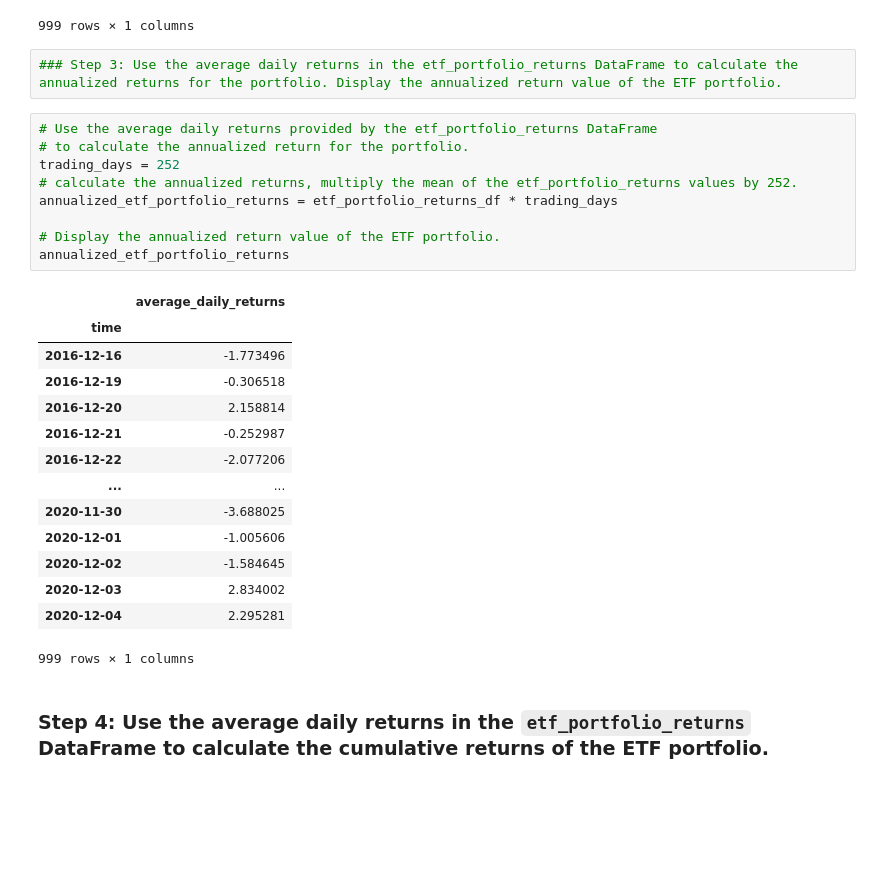
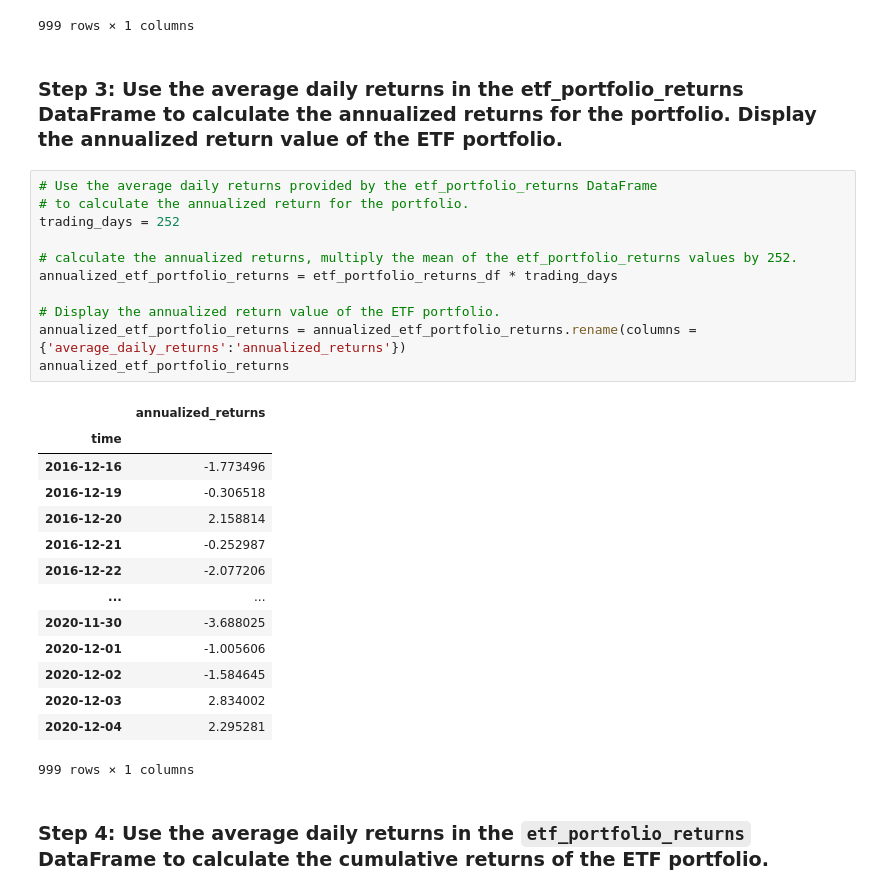
Before and after one commit to EGeorge2021r/Challenge7_Repo, a Jupyter notebook: Starter_Code/etf_analyzer.ipynb, the cells around one changed output. Drawn from its saved outputs; the diff is of its cells as text; blank space fills up the shorter version.

```diff
--- a/Starter_Code/etf_analyzer.ipynb
+++ b/Starter_Code/etf_analyzer.ipynb
@@ -561,32 +558,34 @@ etf_portfolio_returns_df
 | 2020-12-03 | 0.011246 |
 | 2020-12-04 | 0.009108 |
 999 rows × 1 columns
+# %% [markdown]
+### Step 3: Use the average daily returns in the etf_portfolio_returns DataFrame to calculate the annualized returns for the portfolio. Display the annualized return value of the ETF portfolio.
 # %%
-### Step 3: Use the average daily returns in the etf_portfolio_returns DataFrame to calculate the annualized returns for the portfolio. Display the annualized return value of the ETF portfolio.
+# Use the average daily returns provided by the etf_portfolio_returns DataFrame
+# to calculate the annualized return for the portfolio.
+trading_days = 252
+
+# calculate the annualized returns, multiply the mean of the etf_portfolio_returns values by 252.
+annualized_etf_portfolio_returns = etf_portfolio_returns_df * trading_days
+
+# Display the annualized return value of the ETF portfolio.
+annualized_etf_portfolio_returns = annualized_etf_portfolio_returns.rename(columns = {'average_daily_returns':'annualized_returns'})
+annualized_etf_portfolio_returns
+# %% [output]
+|  | annualized_returns |
+| time |  |
+| 2016-12-16 | -1.773496 |
+| 2016-12-19 | -0.306518 |
+| 2016-12-20 | 2.158814 |
+| 2016-12-21 | -0.252987 |
+| 2016-12-22 | -2.077206 |
+| ... | ... |
+| 2020-11-30 | -3.688025 |
+| 2020-12-01 | -1.005606 |
+| 2020-12-02 | -1.584645 |
+| 2020-12-03 | 2.834002 |
+| 2020-12-04 | 2.295281 |
+999 rows × 1 columns
-# %%
-# Use the average daily returns provided by the etf_portfolio_returns DataFrame
-# to calculate the annualized return for the portfolio.
-trading_days = 252
-# calculate the annualized returns, multiply the mean of the etf_portfolio_returns values by 252.
-annualized_etf_portfolio_returns = etf_portfolio_returns_df * trading_days
-
-# Display the annualized return value of the ETF portfolio.
-annualized_etf_portfolio_returns
-# %% [output]
-|  | average_daily_returns |
-| time |  |
-| 2016-12-16 | -1.773496 |
-| 2016-12-19 | -0.306518 |
-| 2016-12-20 | 2.158814 |
-| 2016-12-21 | -0.252987 |
-| 2016-12-22 | -2.077206 |
-| ... | ... |
-| 2020-11-30 | -3.688025 |
-| 2020-12-01 | -1.005606 |
-| 2020-12-02 | -1.584645 |
-| 2020-12-03 | 2.834002 |
-| 2020-12-04 | 2.295281 |
-999 rows × 1 columns
 # %% [markdown]
 ### Step 4: Use the average daily returns in the `etf_portfolio_returns` DataFrame to calculate the cumulative returns of the ETF portfolio.
 # %%
```
Also changed, not shown: parts of 7 cells of this notebook.
